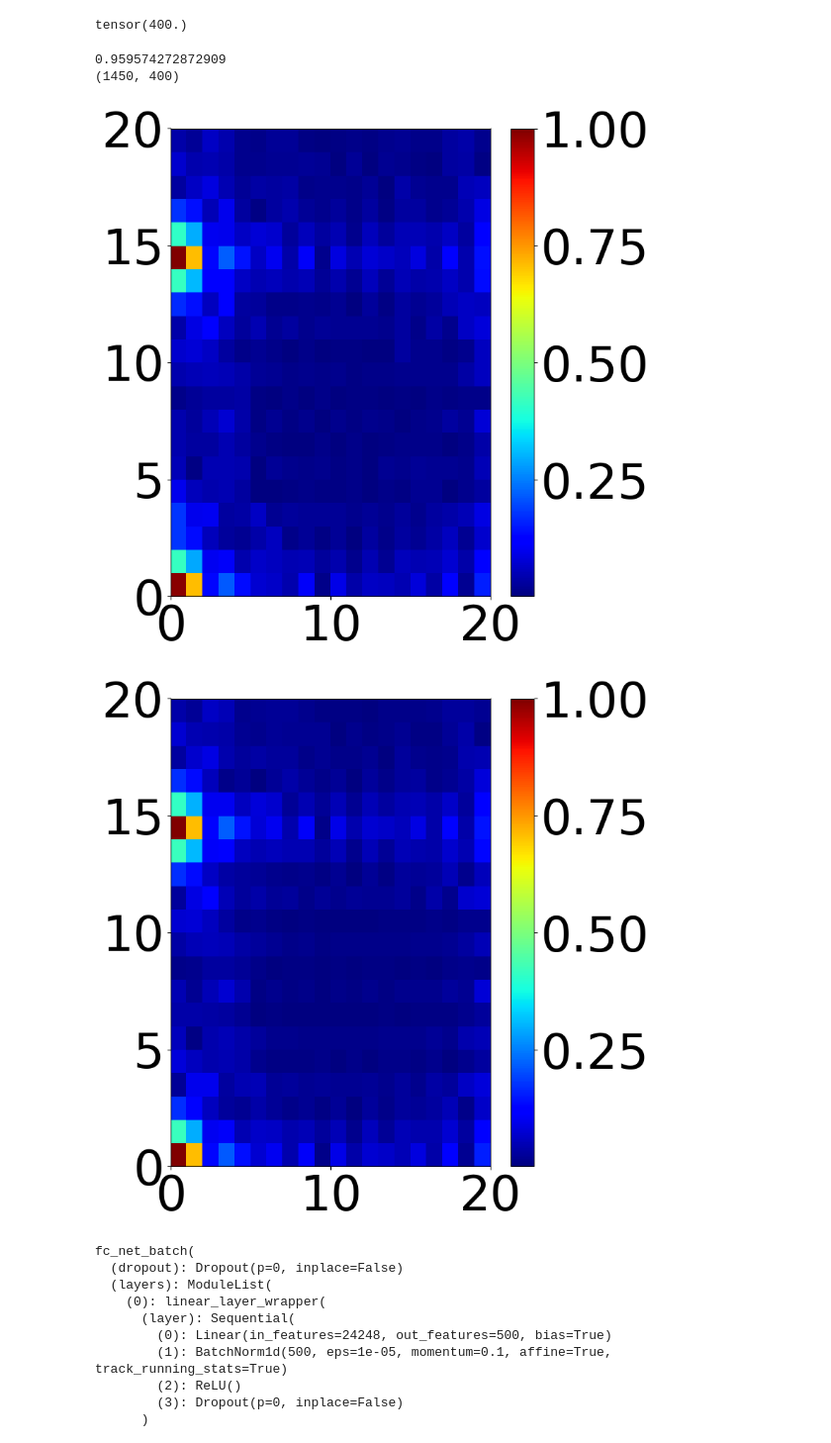
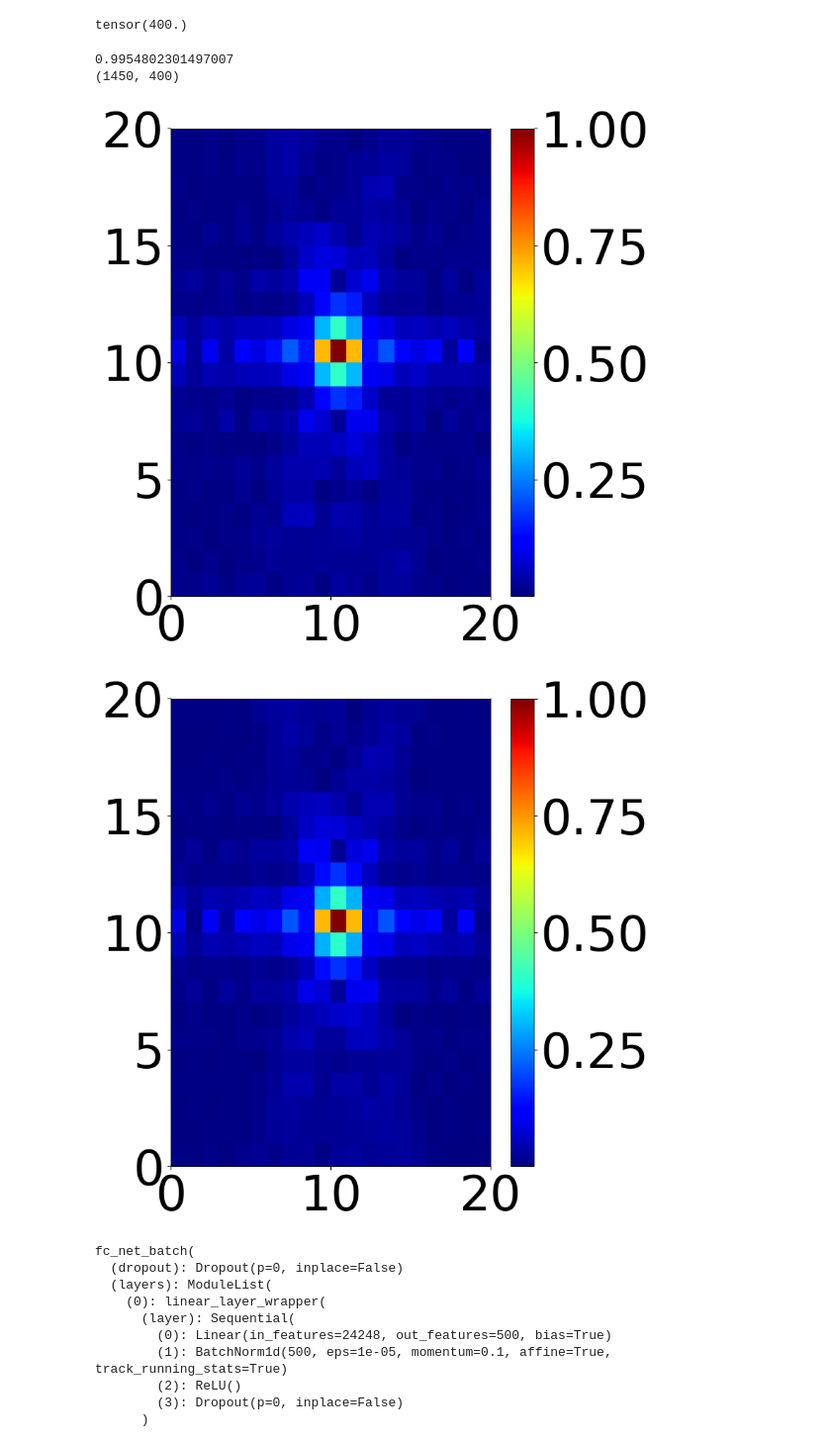
Before and after one commit to alexei-novikov/RM_imaging, a Jupyter notebook: multi_dict.ipynb, the cells around one changed output. Shown at 99% size. Saved outputs shown, nothing was run; the diff lists cells and outputs as text; code cells hidden in the pictures.

```diff
--- a/multi_dict.ipynb
+++ b/multi_dict.ipynb
@@ -45,7 +45,7 @@ from functorch.experimental import replace_all_batch_norm_modules_
 encoder_out='sigmoid'
 cwd=os. getcwd()
 
-data_path=os.path.join(cwd,'PNAS-regime_all_seeds/PNAS-regime_seed0')
+data_path=os.path.join(cwd,'Data/PNAS-regime_all_seeds/PNAS-regime_seed0')
 medium= np.array(mat73.loadmat(data_path+'/rtt.mat')['Artt'])
 print(medium.shape)
 inners=medium.transpose().conjugate()@medium
@@ -291,11 +293,12 @@ orderer.load_state_dict(torch.load(Locat))
 layers=[500,500, 500, 300, 300, 400,800]
 training_data=H.data_rho_loaded(data_path+'/train',labeled_data/80000)
 decoder=nn.Linear(400,1450*2, bias=False)
-locat="/home/achristie/Codes_data/Experiment_data/GELMA_Long/0L_40000U_[500, 500, 500, 300, 300, 400, 800]_17-May-2024 (00:41:20)decoder.pt"
-#locat='/home/achristie/Codes_data/Experiment_data/GELMA_Long/0L_160000U_[500, 500, 500, 300, 300, 400, 800]_17-May-2024 (17:39:30)decoder.pt'
+#locat="/home/achristie/Codes_data/Experiment_data/GELMA_Long/0L_40000U_[500, 500, 500, 300, 300, 400, 800]_17-May-2024 (00:41:20)decoder.pt"
+locat='/home/achristie/Codes_data/Experiment_data/GELMA_Long/0L_160000U_[500, 500, 500, 300, 300, 400, 800]_17-May-2024 (17:39:30)decoder.pt'
 #locat='/home/achristie/Codes_data/Experiment_data/GELMA_Long/0L_20000U_[500, 500, 500, 300, 300, 400, 800]_16-May-2024 (10:31:06)decoder.pt'
 #locat='/home/achristie/Codes_data/Experiment_data/GELMA_Long/0L_40000U_[500, 500, 500, 300, 300, 400, 800]_16-May-2024 (19:56:07)decoder.pt'
-locat='/home/achristie/Codes_data/Experiment_data/GELMA_Long/0L_10000U_[500, 500, 500, 300, 300, 400, 800]_20-May-2024 (16:35:12)decoder.pt'
+#locat='/home/achristie/Codes_data/Experiment_data/GELMA_Long/0L_10000U_[500, 500, 500, 300, 300, 400, 800]_20-May-2024 (16:35:12)decoder.pt'
+#locat='/home/achristie/Codes_data/Experiment_data/Low_data_GELMA/0L_5000U_[500, 500, 500, 300, 300, 400, 800]_20-May-2024 (20:36:55)decoder.pt'
 decoder.load_state_dict(torch.load(locat))
 
 
@@ -427,39 +430,39 @@ def KM_img_hat(rho, sensing_hat,sensing,figsize=8,scaling='Linf',font_size=50, f
     pcol2=ax.pcolor(output,cmap='jet')
     cbar=plt.colorbar(pcol2, ax=ax)
 
     cbar.ax.tick_params(labelsize=font_size)
     #cbar.remove()
     ax.tick_params(axis='both', **tick_params)
     if file_name!=None:
         plt.savefig(f'/home/achristie/Codes_data/E_D_figs/{file_name}.pdf')
     plt.tight_layout()
     if WAND:
 
 
         buf = io.BytesIO()
         fig.savefig(buf)
         buf.seek(0)
         img = Image.open(buf)
 
         del fig, buf
         return [wandb.Image(img)]
     else:
         plt.show()
 
 
 
 print(medium.shape)
 rho=np.zeros((400))
-rho[280]=1
-rho[0]=1
+rho[210]=1
+#rho[0]=1
 
-KM_img_hat(rho, G_hat_permed.T, medium,xpix=20, ypix=20)
+KM_img_hat(rho, G_hat_permed.T, medium,xpix=20, ypix=20, file_name='rho_hat_orderd')
 KM_img_hat(rho, medium, medium,xpix=20, ypix=20)
 # %% [output]
-0.959574272872909
+0.9954802301497007
 (1450, 400)
-[figure, old version]
+[figure, new version]
-[figure, old version]
+[figure, new version]
 # %%
 orderer
 # %% [output]
```
Also changed, not shown: parts of 4 cells of this notebook, 1 other file.
